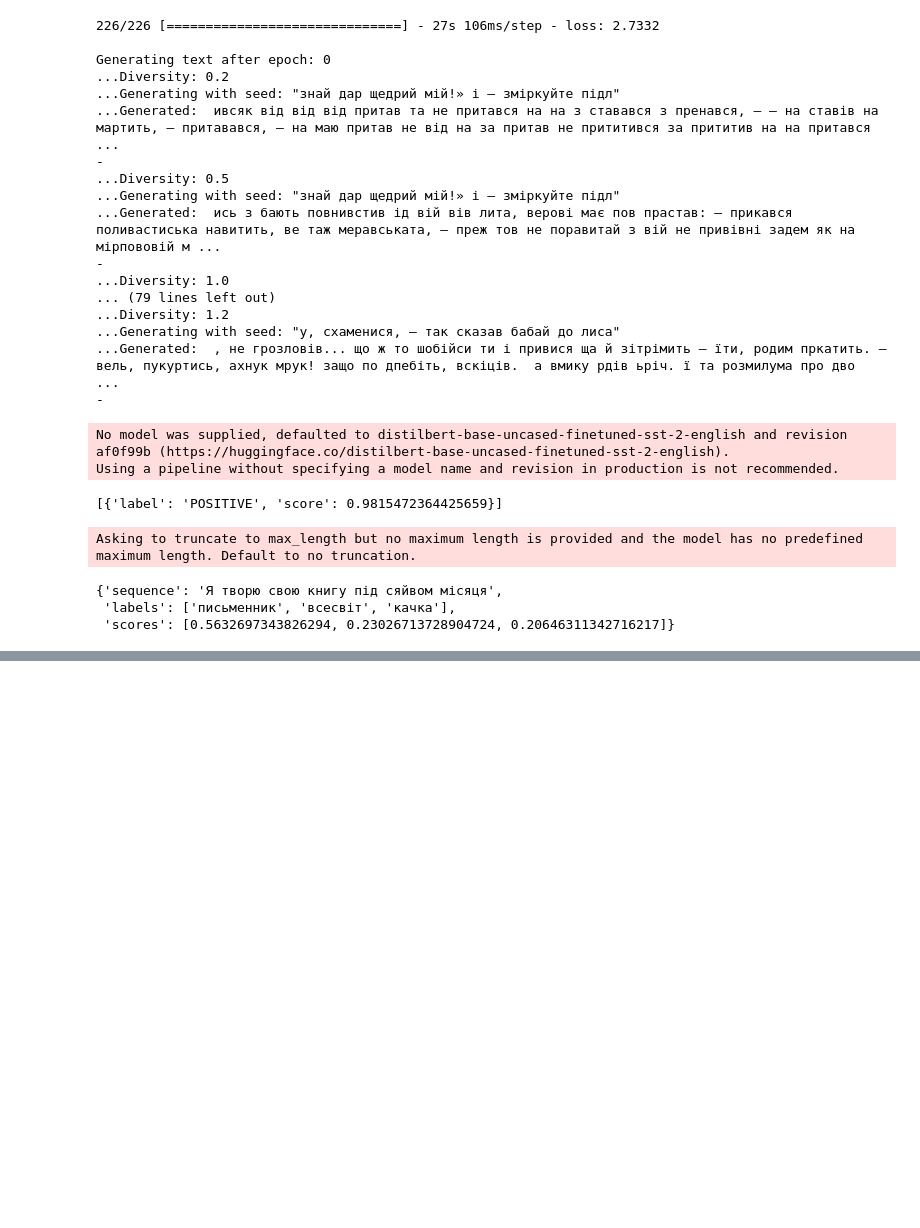
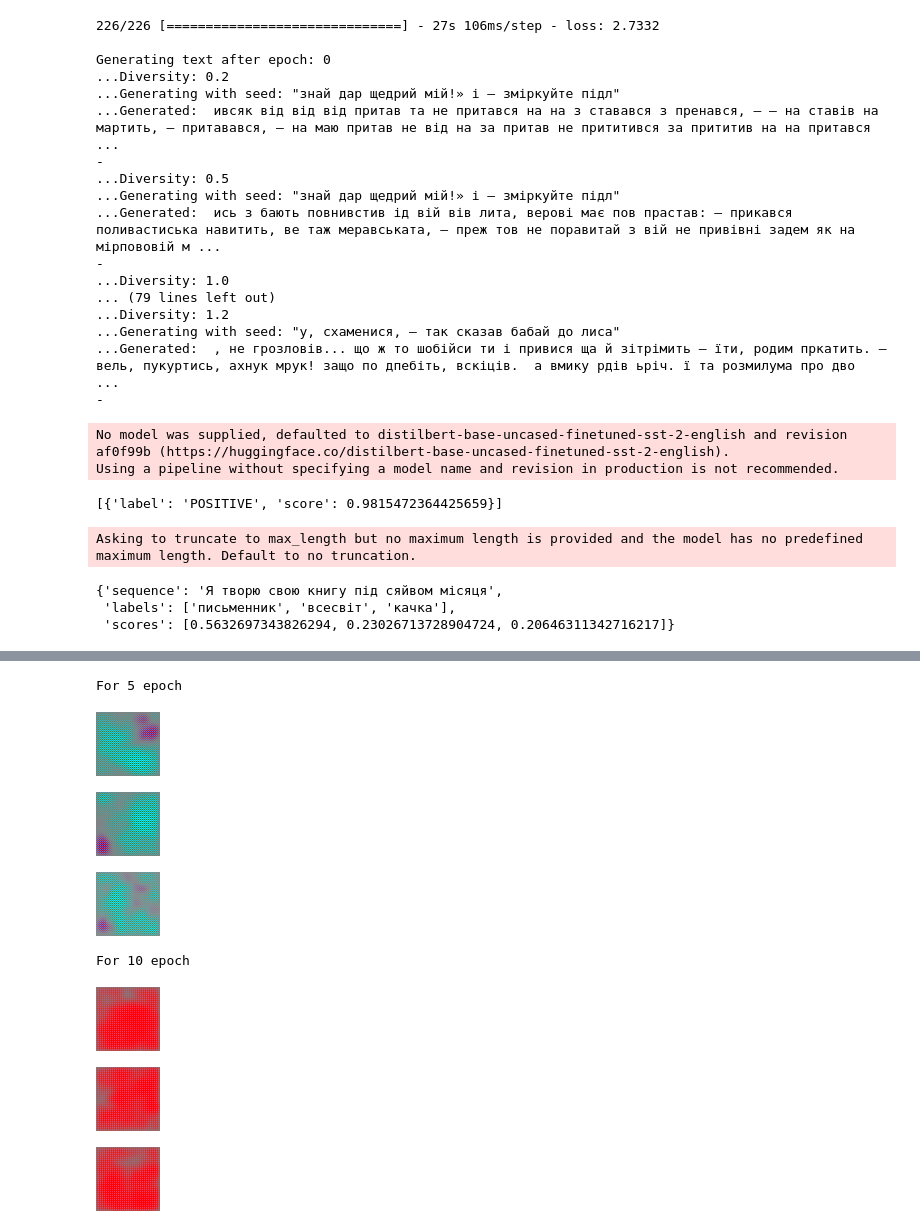
Before and after one commit to DarkWindman/DataAnalisys_Labs_2023, a Jupyter notebook: lab4_intlel_analisys.ipynb, the cells around one changed output, grey strips where cells are left out. Saved outputs shown, nothing was run; the diff lists cells and outputs as text; code cells hidden in the pictures; blank space fills up the shorter version.

```diff
--- a/lab4_intlel_analisys.ipynb
+++ b/lab4_intlel_analisys.ipynb
@@ -298,0 +357,28 @@ ValueError: ignored
+# %%
+import cv2 as cv
+from google.colab.patches import cv2_imshow
+print("For 5 epoch")
+bus = cv.imread('/content/generated_img_004_0.png')
+bus1 = cv.imread('/content/generated_img_004_4.png')
+bus5 = cv.imread('/content/generated_img_004_7.png')
+bus6 = cv.imread('/content/generated_img_004_9.png')
+cv2_imshow(bus)
+cv2_imshow(bus5)
+cv2_imshow(bus6)
+print("For 10 epoch")
+bus = cv.imread('/content/generated_img_009_0.png')
+bus1 = cv.imread('/content/generated_img_009_4.png')
+bus5 = cv.imread('/content/generated_img_009_7.png')
+bus6 = cv.imread('/content/generated_img_009_9.png')
+cv2_imshow(bus)
+cv2_imshow(bus5)
+cv2_imshow(bus6)
+# %% [output]
+For 5 epoch
+[figure, added]
+[figure, added]
+[figure, added]
+For 10 epoch
+[figure, added]
+[figure, added]
+[figure, added]
```
Also changed, not shown: parts of 19 cells of this notebook.
